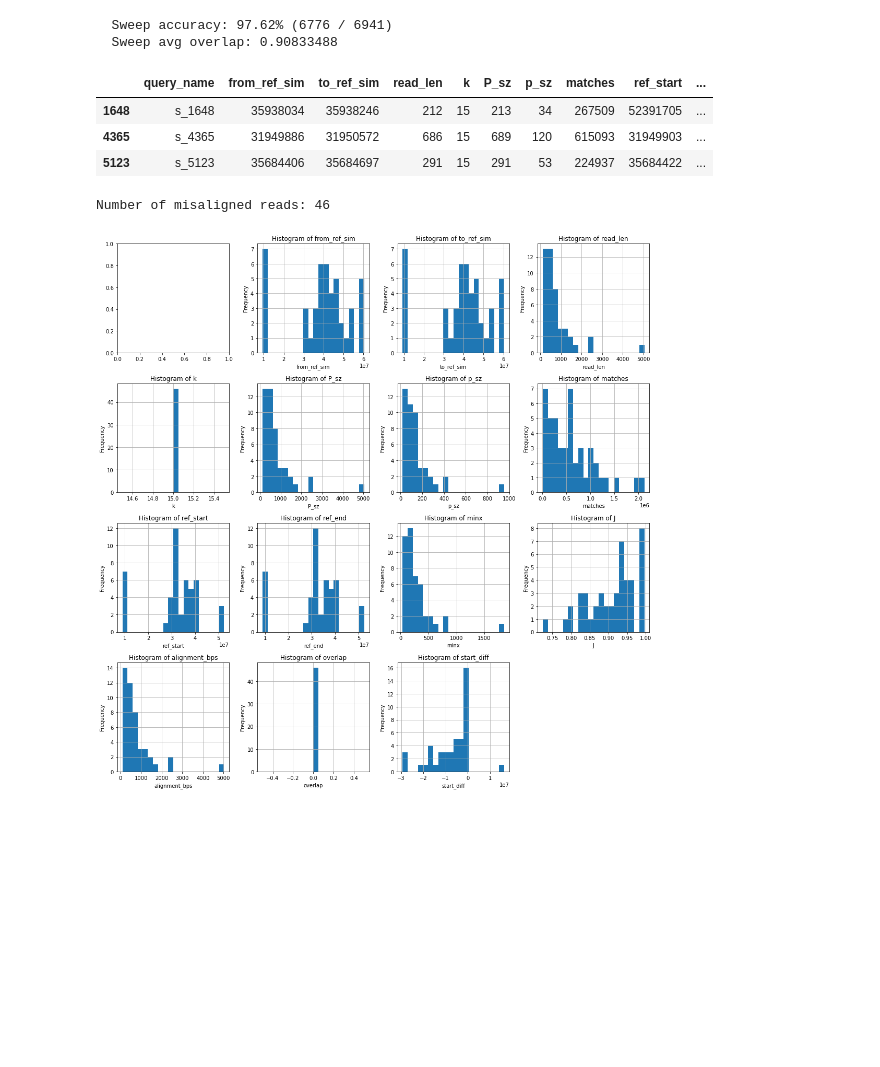
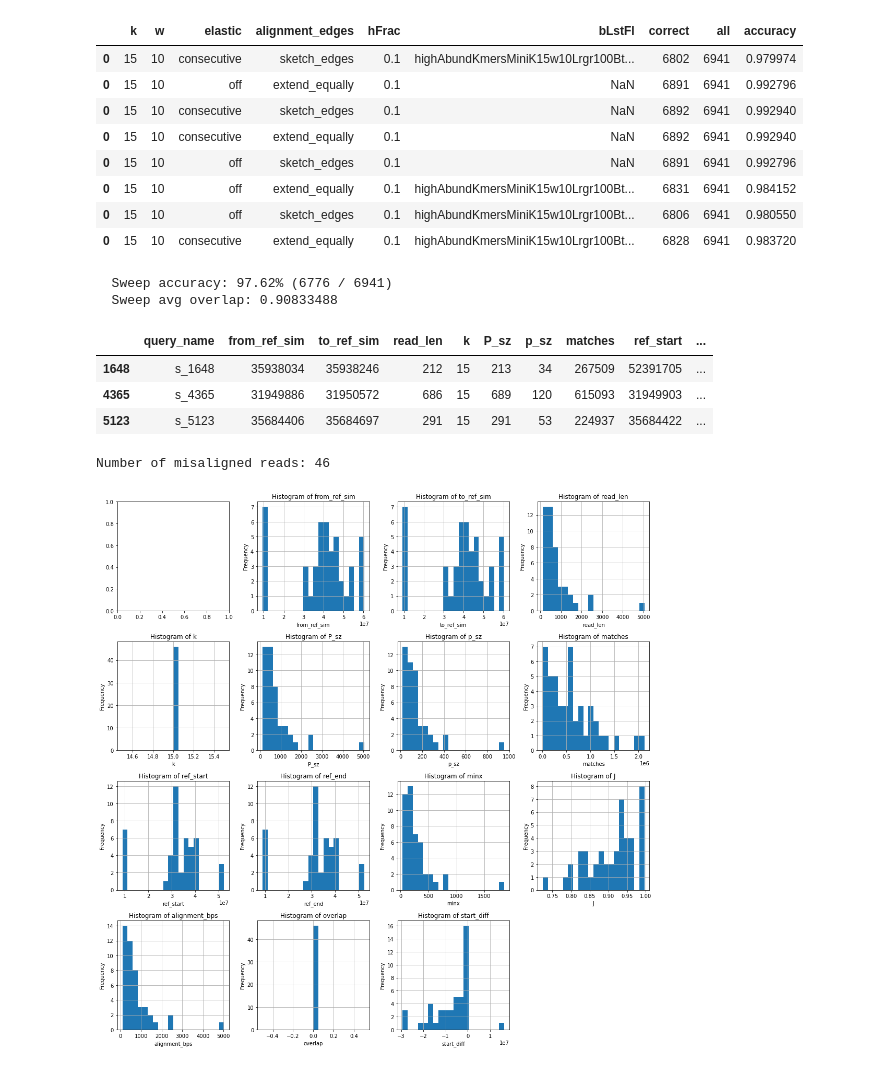
Before and after one commit to pesho-ivanov/shmap, a Jupyter notebook: Evals.ipynb, the cells around one changed output. Saved outputs shown, nothing was run; the diff lists cells and outputs as text; code cells hidden in the pictures; blank space fills up the shorter version.

```diff
--- a/Evals.ipynb
+++ b/Evals.ipynb
@@ -36,2 +57,16 @@ add_overlap_column(sweep_df, minimap_df, 'overlap')
+# %%
+# remove column 'pFile' and 'tFile'
+short_params_df = params_dfs.drop(['normalize', 'paramsFile', 'pFile', 'tFile', 'tThres', 'dec', 'inter', 'Unnamed: 13'], axis=1)
+display(short_params_df)
+# %% [output]
+|  | k | w | elastic | alignment_edges | hFrac | bLstFl | correct | all | accuracy |
+| 0 | 15 | 10 | consecutive | sketch_edges | 0.1 | highAbundKmersMiniK15w10Lrgr100Bt... | 6802 | 6941 | 0.979974 |
+| 0 | 15 | 10 | off | extend_equally | 0.1 | NaN | 6891 | 6941 | 0.992796 |
+| 0 | 15 | 10 | consecutive | sketch_edges | 0.1 | NaN | 6892 | 6941 | 0.992940 |
+| 0 | 15 | 10 | consecutive | extend_equally | 0.1 | NaN | 6892 | 6941 | 0.992940 |
+| 0 | 15 | 10 | off | sketch_edges | 0.1 | NaN | 6891 | 6941 | 0.992796 |
+| 0 | 15 | 10 | off | extend_equally | 0.1 | highAbundKmersMiniK15w10Lrgr100Bt... | 6831 | 6941 | 0.984152 |
+| 0 | 15 | 10 | off | sketch_edges | 0.1 | highAbundKmersMiniK15w10Lrgr100Bt... | 6806 | 6941 | 0.980550 |
+| 0 | 15 | 10 | consecutive | extend_equally | 0.1 | highAbundKmersMiniK15w10Lrgr100Bt... | 6828 | 6941 | 0.983720 |
 # %%
 # Output
```
Also changed, not shown: parts of 5 cells of this notebook, 2 other files.
